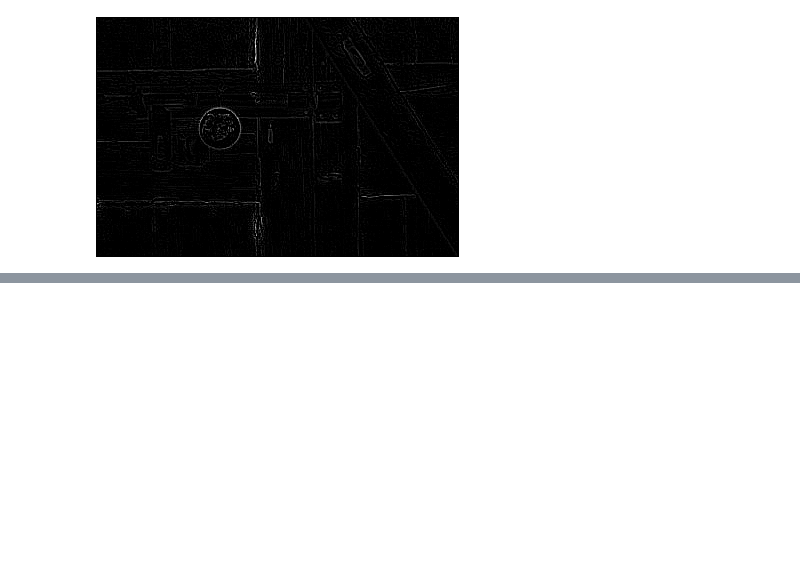
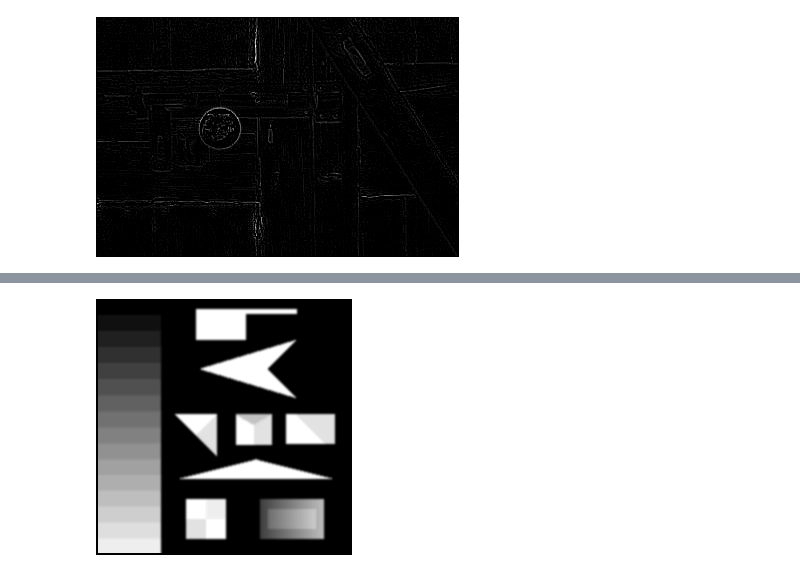
Before and after one commit to munshkr/vc-2018-2c, a Jupyter notebook: practicas/P3_Ruidos_y_filtros.ipynb, the cells around one changed output, grey strips where cells are left out. Drawn from its saved outputs; the diff is of its cells as text; code cells hidden in the pictures; blank space fills up the shorter version.

```diff
--- a/practicas/P3_Ruidos_y_filtros.ipynb
+++ b/practicas/P3_Ruidos_y_filtros.ipynb
@@ -100,0 +132,2 @@ imshow(I - conv2(I, filt - ones(3)/9, "same"))
+# %%
+kernel_gaussiano =[1,4,6,4,1; 4,16,24,16,4; 6,24,36,24,6; 4,16,24,16,4; 1,4,6,4,1]/256
@@ -100,0 +142,5 @@ imshow(I - conv2(I, filt - ones(3)/9, "same"))
+# %%
+I = imread("img/test.png");
+imshow(myconv(I, kernel_gaussiano))
+# %% [output]
+[figure, added]
```
Also changed, not shown: parts of 17 cells of this notebook, 2 other files.
